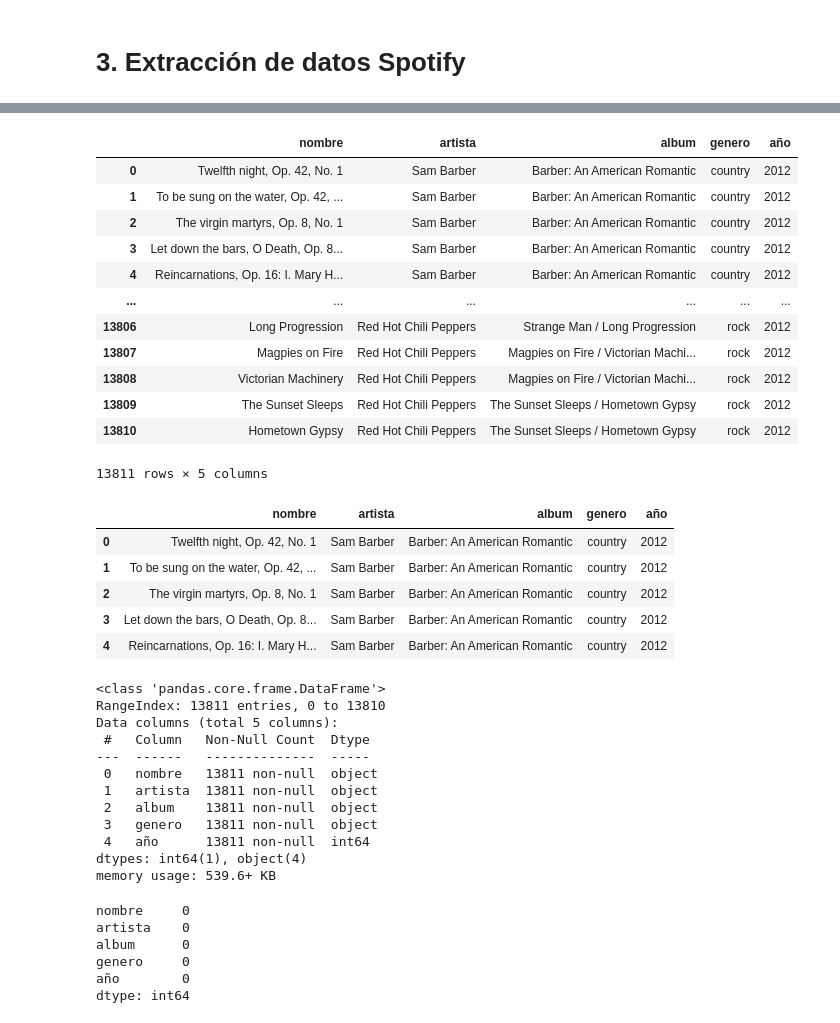
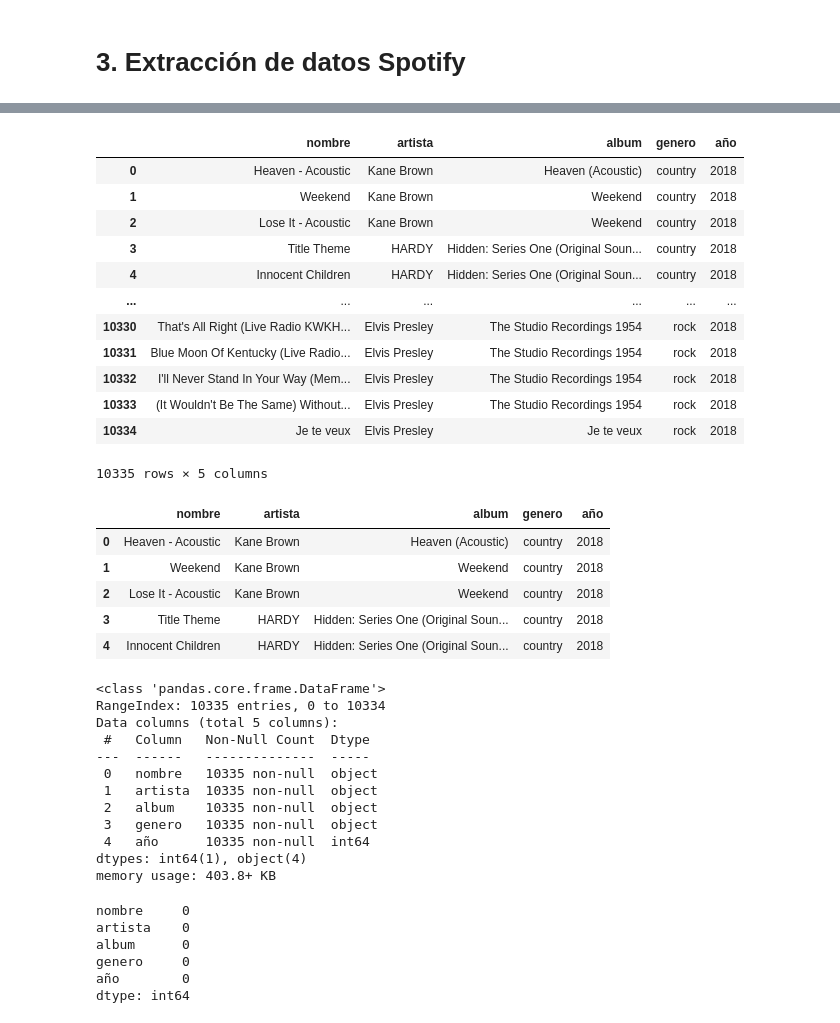
Before and after one commit to eaguilothio/grupo_1_proyecto_2_music_stream, a Jupyter notebook: proyecto_v2_mejoras_y_actualizaciones/fases_proyecto/Fase_1_extraccion_datos.ipynb, the cells around one changed output, grey strips where cells are left out. Saved outputs shown, nothing was run; the diff lists cells and outputs as text; code cells hidden in the pictures.

```diff
--- a/proyecto_v2_mejoras_y_actualizaciones/fases_proyecto/Fase_1_extraccion_datos.ipynb
+++ b/proyecto_v2_mejoras_y_actualizaciones/fases_proyecto/Fase_1_extraccion_datos.ipynb
@@ -465,6 +573,6 @@ def busqueda_spotify(generos, año, spotify):
 # %%
 # LLAMADA A LA FUNCION PARA EXTRAER DATOS DE SPOTIFY
 genero = ["country","latin","jazz","rock"] # Lista de géneros musicales a analizar
-año = 2018 # cambiamos este valor para cada año seleccionado
-canciones_2018_df = busqueda_spotify(genero,año, spotify) # Ejecuta la búsqueda en Spotify y devuelve los resultados en un DataFrame
+año = 2020 # cambiamos este valor para cada año seleccionado
+canciones_2020_df = busqueda_spotify(genero,año, spotify) # Ejecuta la búsqueda en Spotify y devuelve los resultados en un DataFrame
 # %% [output]
@@ -474,41 +590,41 @@ Your application has reached a rate/request limit. Retry will occur after: 30502
 # %%
-canciones_2018_df  # Muestra el contenido completo del DataFrame
+canciones_2020_df  # Muestra el contenido completo del DataFrame
 # %% [output]
 |  | nombre | artista | album | genero | año |
-| 0 | Twelfth night, Op. 42, No. 1 | Sam Barber | Barber: An American Romantic | country | 2012 |
-| 1 | To be sung on the water, Op. 42, ... | Sam Barber | Barber: An American Romantic | country | 2012 |
-| 2 | The virgin martyrs, Op. 8, No. 1 | Sam Barber | Barber: An American Romantic | country | 2012 |
-| 3 | Let down the bars, O Death, Op. 8... | Sam Barber | Barber: An American Romantic | country | 2012 |
-| 4 | Reincarnations, Op. 16: I. Mary H... | Sam Barber | Barber: An American Romantic | country | 2012 |
+| 0 | Heaven - Acoustic | Kane Brown | Heaven (Acoustic) | country | 2018 |
+| 1 | Weekend | Kane Brown | Weekend | country | 2018 |
+| 2 | Lose It - Acoustic | Kane Brown | Weekend | country | 2018 |
+| 3 | Title Theme | HARDY | Hidden: Series One (Original Soun... | country | 2018 |
+| 4 | Innocent Children | HARDY | Hidden: Series One (Original Soun... | country | 2018 |
 | ... | ... | ... | ... | ... | ... |
-| 13806 | Long Progression | Red Hot Chili Peppers | Strange Man / Long Progression | rock | 2012 |
-| 13807 | Magpies on Fire | Red Hot Chili Peppers | Magpies on Fire / Victorian Machi... | rock | 2012 |
-| 13808 | Victorian Machinery | Red Hot Chili Peppers | Magpies on Fire / Victorian Machi... | rock | 2012 |
-| 13809 | The Sunset Sleeps | Red Hot Chili Peppers | The Sunset Sleeps / Hometown Gypsy | rock | 2012 |
-| 13810 | Hometown Gypsy | Red Hot Chili Peppers | The Sunset Sleeps / Hometown Gypsy | rock | 2012 |
+| 10330 | That's All Right (Live Radio KWKH... | Elvis Presley | The Studio Recordings 1954 | rock | 2018 |
+| 10331 | Blue Moon Of Kentucky (Live Radio... | Elvis Presley | The Studio Recordings 1954 | rock | 2018 |
+| 10332 | I'll Never Stand In Your Way (Mem... | Elvis Presley | The Studio Recordings 1954 | rock | 2018 |
+| 10333 | (It Wouldn't Be The Same) Without... | Elvis Presley | The Studio Recordings 1954 | rock | 2018 |
+| 10334 | Je te veux | Elvis Presley | Je te veux | rock | 2018 |
-13811 rows × 5 columns
+10335 rows × 5 columns
 # %%
-canciones_2018_df.head() # Muestra las primeras filas del DataFrame para inspeccionar la estructura
+canciones_2020_df.head() # Muestra las primeras filas del DataFrame para inspeccionar la estructura
 # %% [output]
 |  | nombre | artista | album | genero | año |
-| 0 | Twelfth night, Op. 42, No. 1 | Sam Barber | Barber: An American Romantic | country | 2012 |
-| 1 | To be sung on the water, Op. 42, ... | Sam Barber | Barber: An American Romantic | country | 2012 |
-| 2 | The virgin martyrs, Op. 8, No. 1 | Sam Barber | Barber: An American Romantic | country | 2012 |
-| 3 | Let down the bars, O Death, Op. 8... | Sam Barber | Barber: An American Romantic | country | 2012 |
-| 4 | Reincarnations, Op. 16: I. Mary H... | Sam Barber | Barber: An American Romantic | country | 2012 |
+| 0 | Heaven - Acoustic | Kane Brown | Heaven (Acoustic) | country | 2018 |
+| 1 | Weekend | Kane Brown | Weekend | country | 2018 |
+| 2 | Lose It - Acoustic | Kane Brown | Weekend | country | 2018 |
+| 3 | Title Theme | HARDY | Hidden: Series One (Original Soun... | country | 2018 |
+| 4 | Innocent Children | HARDY | Hidden: Series One (Original Soun... | country | 2018 |
 # %%
-canciones_2018_df.info() # Muestra información estructural del DataFrame (columnas, tipos y nulos)
+canciones_2020_df.info() # Muestra información estructural del DataFrame (columnas, tipos y nulos)
 # %% [output]
 <class 'pandas.core.frame.DataFrame'>
-RangeIndex: 13811 entries, 0 to 13810
+RangeIndex: 10335 entries, 0 to 10334
 Data columns (total 5 columns):
  #   Column   Non-Null Count  Dtype
 ---  ------   --------------  -----
- 0   nombre   13811 non-null  object
- 1   artista  13811 non-null  object
- 2   album    13811 non-null  object
- 3   genero   13811 non-null  object
- 4   año      13811 non-null  int64
+ 0   nombre   10335 non-null  object
+ 1   artista  10335 non-null  object
+ 2   album    10335 non-null  object
+ 3   genero   10335 non-null  object
+ 4   año      10335 non-null  int64
 dtypes: int64(1), object(4)
-memory usage: 539.6+ KB
+memory usage: 403.8+ KB
 # %%
```
Also changed, not shown: parts of 10 cells of this notebook, 2 other files.
